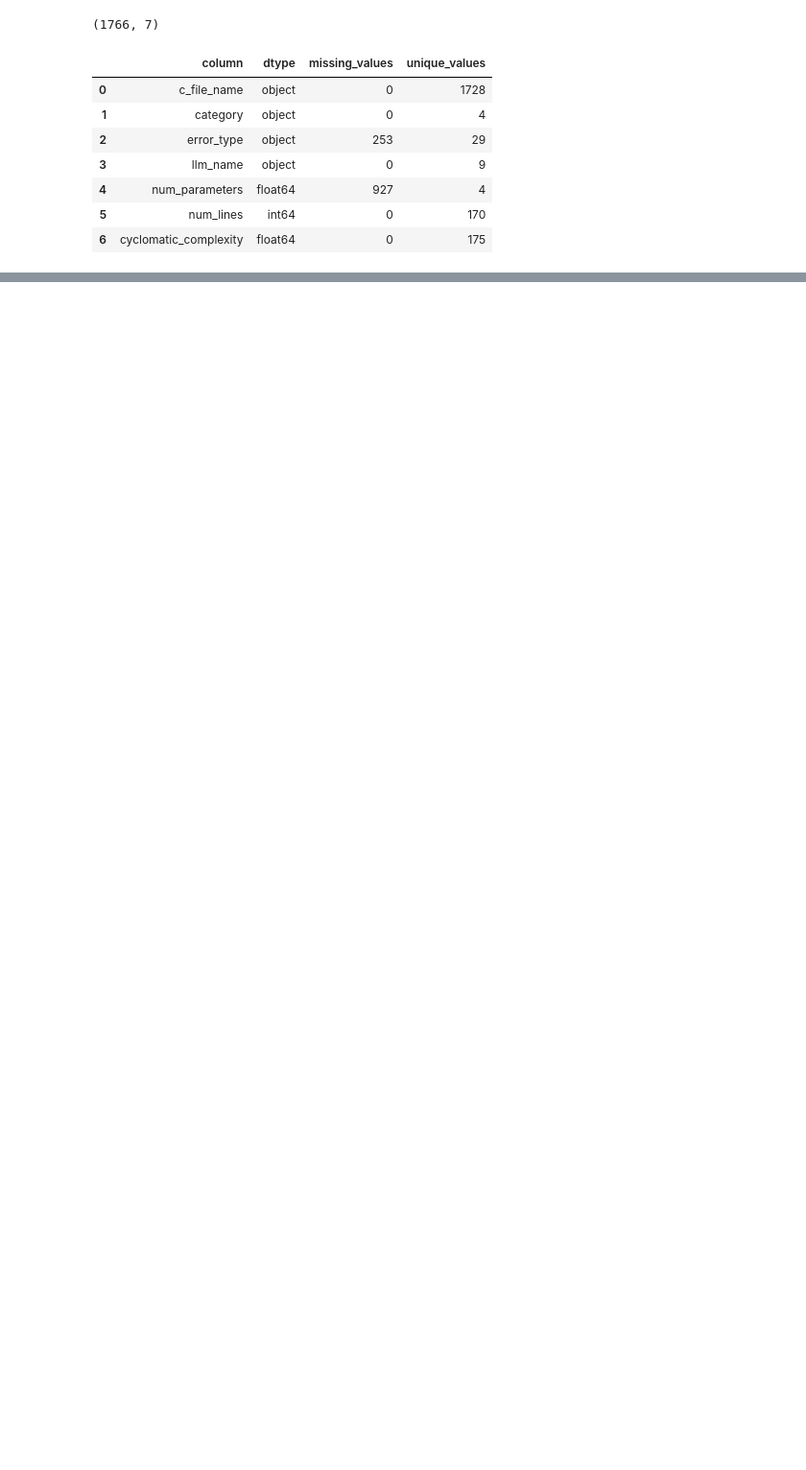
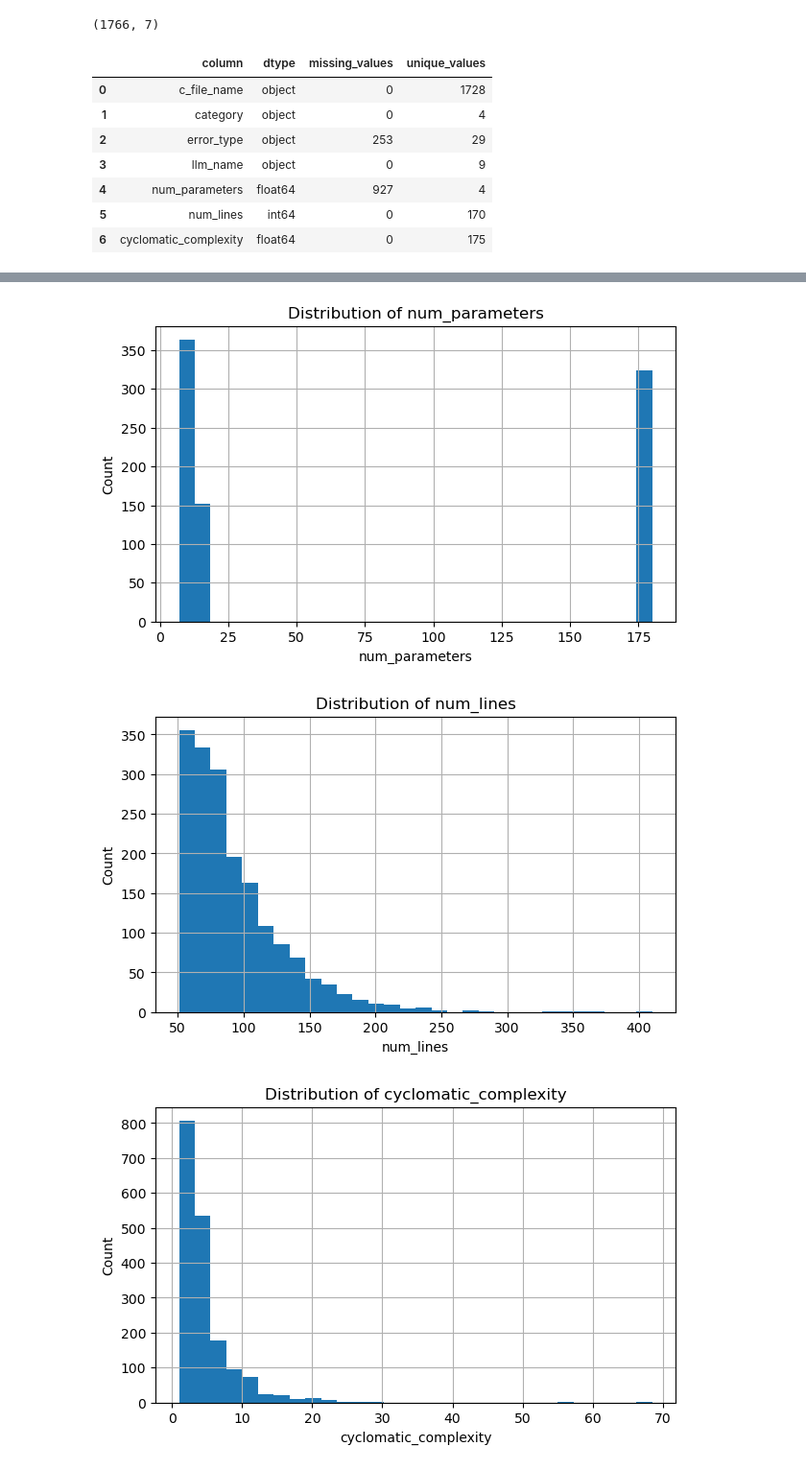
Before and after one commit to aniela2906/Propabilistic_programming_exam2026, a Jupyter notebook: exam.ipynb, the cells around one changed output, grey strips where cells are left out. Shown at 96% size. Saved outputs shown, nothing was run; the diff lists cells and outputs as text; code cells hidden in the pictures; blank space fills up the shorter version.

```diff
--- a/exam.ipynb
+++ b/exam.ipynb
@@ -107,0 +203,8 @@ summary
+# %%
+numeric_cols = [
+    "num_parameters",
+    "num_lines",
+    "cyclomatic_complexity"
+]
+
+df[numeric_cols].describe().T
@@ -107,0 +246,14 @@ summary
+# %%
+import matplotlib.pyplot as plt
+
+for col in numeric_cols:
+    plt.figure(figsize=(7, 4))
+    df[col].hist(bins=30)
+    plt.title(f"Distribution of {col}")
+    plt.xlabel(col)
+    plt.ylabel("Count")
+    plt.show()
+# %% [output]
+[figure, added]
+[figure, added]
+[figure, added]
```
Also changed, not shown: parts of 27 cells of this notebook.
